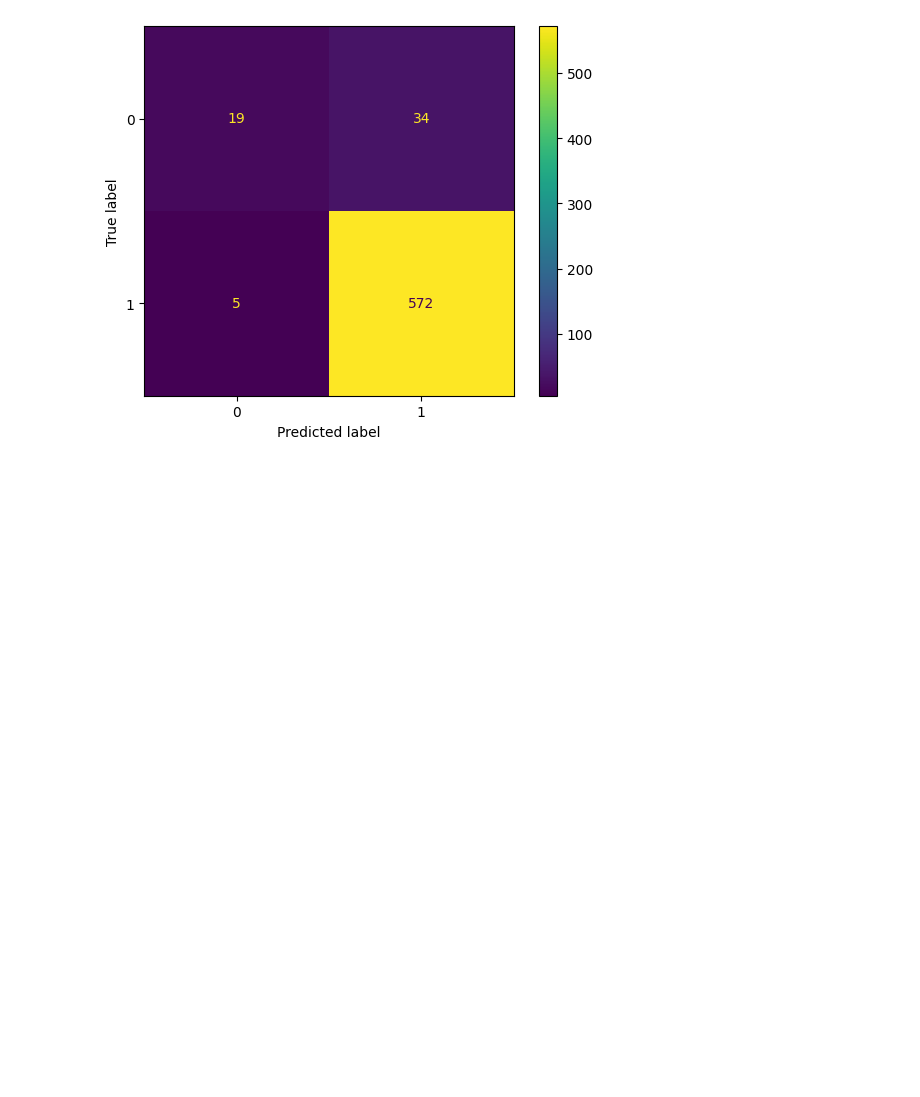
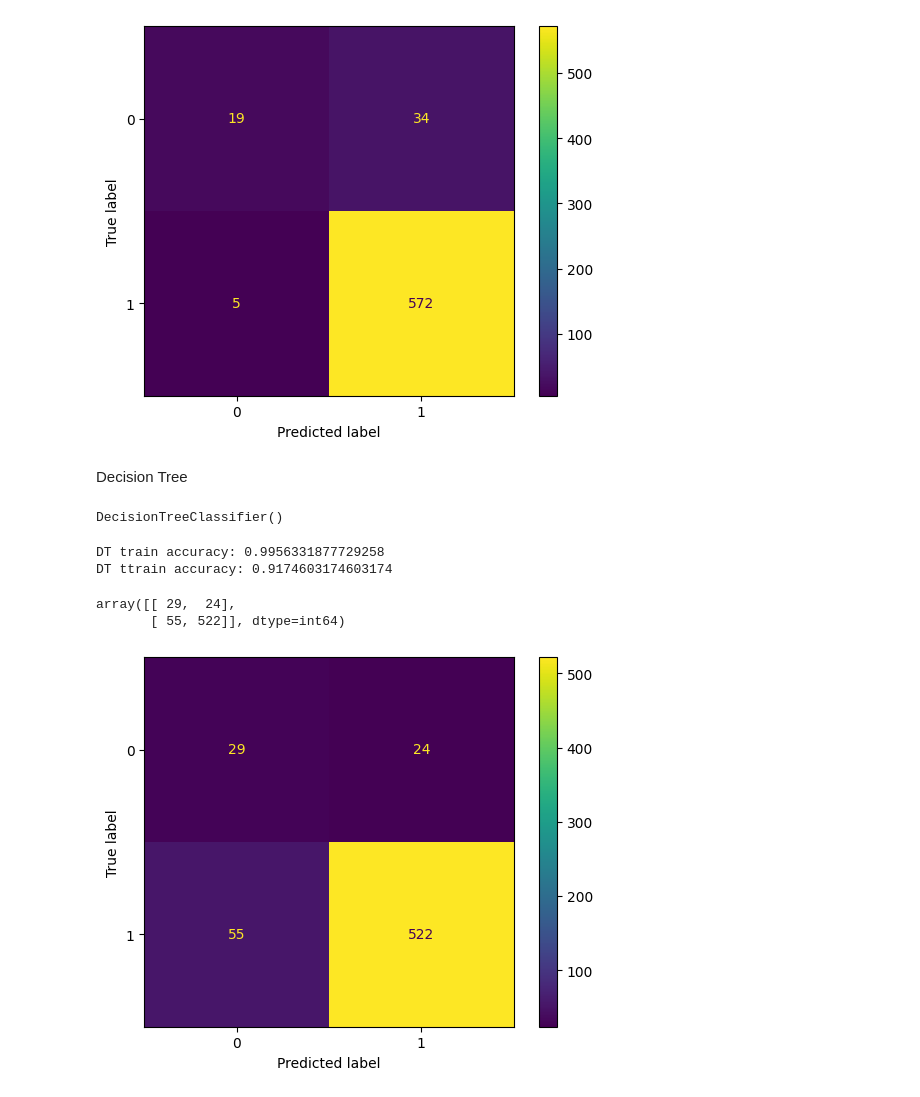
Before and after one commit to itzuditsharma/Sentiment-Analysis-Alexa, a Jupyter notebook: exploration.ipynb, the cells around one changed output. Saved outputs shown, nothing was run; the diff lists cells and outputs as text; code cells hidden in the pictures; blank space fills up the shorter version.

Commit message:
Added Decision Tree

```diff
--- a/exploration.ipynb
+++ b/exploration.ipynb
@@ -576,3 +576,30 @@ plt.show()
 # %%
 #Saving the XGBoost classifier
 pickle.dump(model_xgb, open('model_xgb.pkl', 'wb'))
+# %% [markdown]
+Decision Tree
+# %%
+model_dt = DecisionTreeClassifier()
+model_dt.fit(X_train_scaled, y_train)
+# %% [output]
+DecisionTreeClassifier()
+# %%
+print("DT train accuracy:", model_dt.score(X_train_scaled, y_train))
+print("DT ttrain accuracy:", model_dt.score(X_test_scaled, y_test))
+# %% [output]
+DT train accuracy: 0.9956331877729258
+DT ttrain accuracy: 0.9174603174603174
+# %%
+y_preds = model_dt.predict(X_test)
+# %%
+cm = confusion_matrix(y_test, y_preds)
+cm
+# %% [output]
+array([[ 29,  24],
+       [ 55, 522]], dtype=int64)
+# %%
+cm_display = ConfusionMatrixDisplay(confusion_matrix=cm, display_labels=model_dt.classes_)
+cm_display.plot()
+plt.show()
+# %% [output]
+[figure, added]
```
